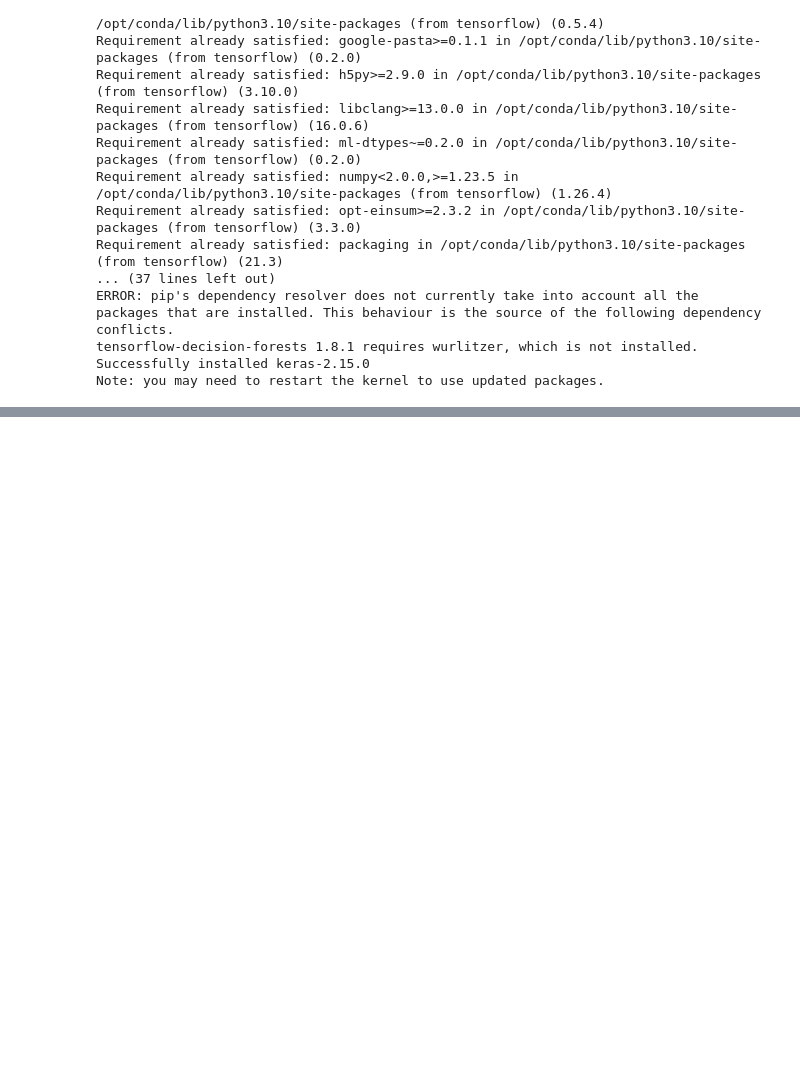
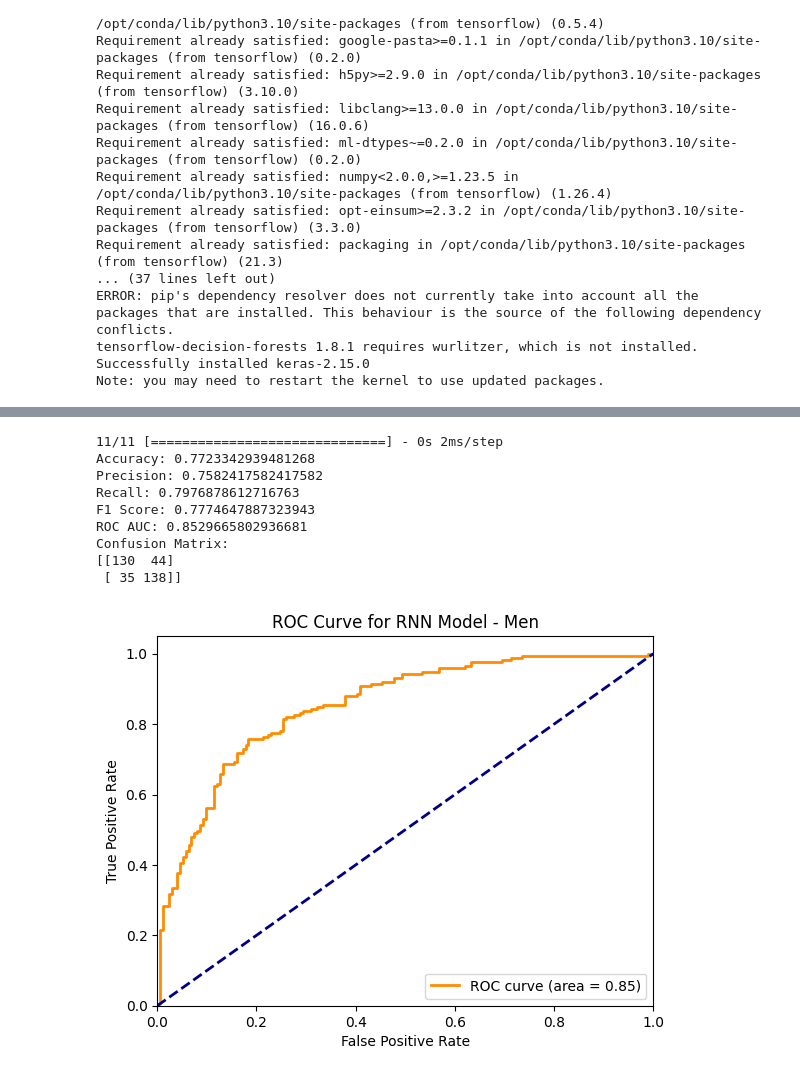
Before and after one commit to shailajgg/IDS705_MachineLearning_FinalProject, a Jupyter notebook: march-madeness-models.ipynb, the cells around one changed output, grey strips where cells are left out. Cells and saved outputs as stored; diff of their text form; code cells hidden in the pictures; blank space fills up the shorter version.

```diff
--- a/march-madeness-models.ipynb
+++ b/march-madeness-models.ipynb
@@ -1108,4 +1179,47 @@ Epoch 10/10
 <keras.src.callbacks.History at 0x...>
+# %%
+from sklearn.metrics import accuracy_score, precision_recall_fscore_support, confusion_matrix, roc_auc_score, roc_curve
+# Predict the outcomes on the validation set
+y_pred_probs = model_M.predict(X_val_3D)
+y_pred = (y_pred_probs > 0.5).astype('int32').flatten()  # Apply a threshold to get binary classification
+
+# Calculate the performance metrics
+accuracy = accuracy_score(y_val, y_pred)
+precision, recall, f1, _ = precision_recall_fscore_support(y_val, y_pred, average='binary')
+conf_matrix = confusion_matrix(y_val, y_pred)
+roc_auc = roc_auc_score(y_val, y_pred_probs)
+
+# Print the metrics
+print(f'Accuracy: {accuracy}')
+print(f'Precision: {precision}')
+print(f'Recall: {recall}')
+print(f'F1 Score: {f1}')
+print(f'ROC AUC: {roc_auc}')
+print(f'Confusion Matrix:\n{conf_matrix}')
+
+# Plot the ROC curve
+fpr, tpr, thresholds = roc_curve(y_val, y_pred_probs)
+plt.figure()
+plt.plot(fpr, tpr, label=f'ROC curve (area = {roc_auc:.2f})', color='darkorange', lw=2)
+plt.plot([0, 1], [0, 1], color='navy', lw=2, linestyle='--')
+plt.xlim([0.0, 1.0])
+plt.ylim([0.0, 1.05])
+plt.xlabel('False Positive Rate')
+plt.ylabel('True Positive Rate')
+plt.title('ROC Curve for RNN Model - Men')
+plt.legend(loc="lower right")
+plt.show()
+# %% [output]
+11/11 [==============================] - 0s 2ms/step
+Accuracy: 0.7723342939481268
+Precision: 0.7582417582417582
+Recall: 0.7976878612716763
+F1 Score: 0.7774647887323943
+ROC AUC: 0.8529665802936681
+Confusion Matrix:
+[[130  44]
+ [ 35 138]]
+[figure, added]
 # %%
 # WOMEN
 # Split the dataset into features and target variable
```
Also changed, not shown: parts of 11 cells of this notebook.
